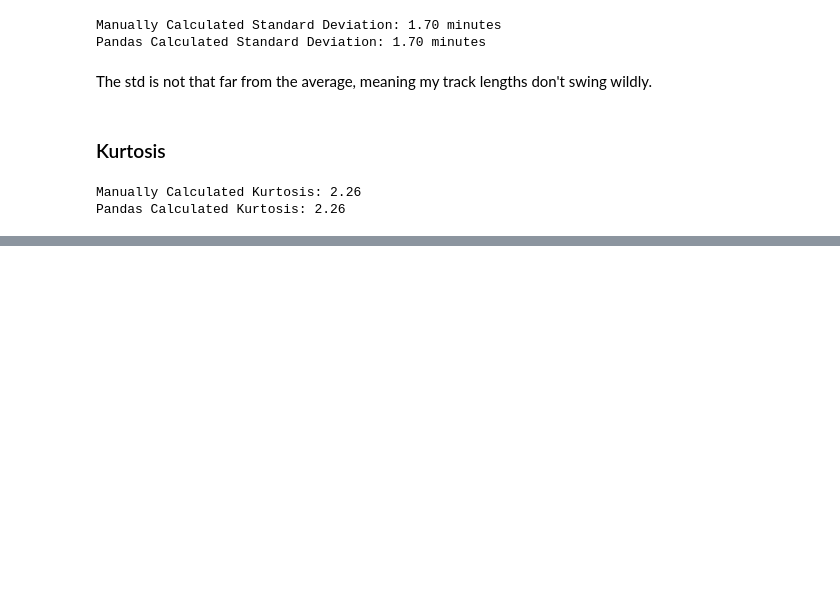
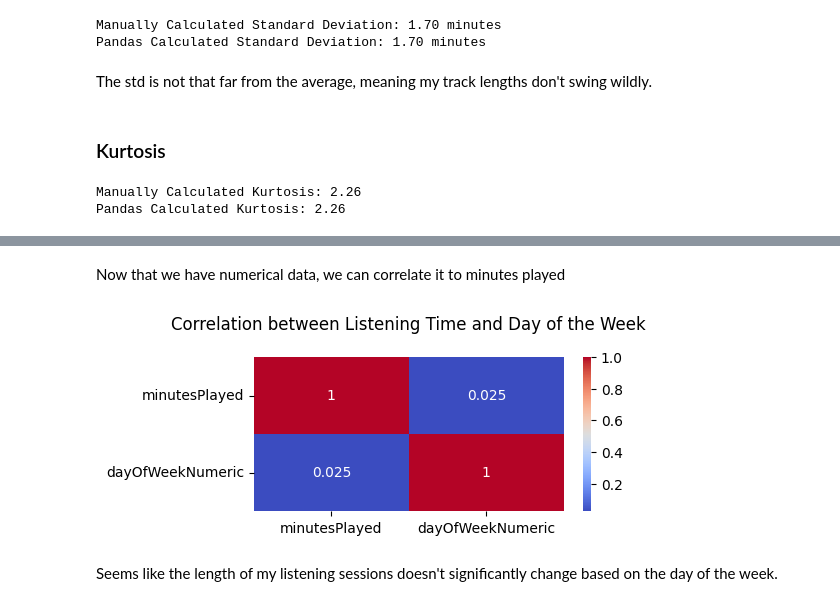
Before and after one commit to iam-hbk/Spotify-Data-Analysis, a Jupyter notebook: Assignment2.ipynb, the cells around one changed output, grey strips where cells are left out. Saved outputs shown, nothing was run; the diff lists cells and outputs as text; code cells hidden in the pictures; blank space fills up the shorter version.

```diff
--- a/Assignment2.ipynb
+++ b/Assignment2.ipynb
@@ -465,0 +535,16 @@ Pandas Calculated Kurtosis: 2.26
+# %%
+# Define a mapping from day names to numbers
+day_to_num = {
+    "Monday": 1,
+    "Tuesday": 2,
+    "Wednesday": 3,
+    "Thursday": 4,
+    "Friday": 5,
+    "Saturday": 6,
+    "Sunday": 7,
+}
+
+# Apply the mapping to the 'dayOfWeek' column to create a new numeric column
+all_streaming_df["dayOfWeekNumeric"] = all_streaming_df["dayOfWeek"].map(day_to_num)
+
+all_streaming_df["dayOfWeek"].head(), all_streaming_df["dayOfWeekNumeric"].head()
@@ -465,0 +564,14 @@ Pandas Calculated Kurtosis: 2.26
+# %% [markdown]
+Now that we have numerical data, we can correlate it to minutes played
+# %%
+correlation = all_streaming_df[["minutesPlayed", "dayOfWeekNumeric"]].corr()
+
+
+plt.figure(figsize=(5, 2))
+sns.heatmap(correlation, annot=True, cmap="coolwarm")
+plt.title("Correlation between Listening Time and Day of the Week", pad=20)
+plt.show()
+# %% [output]
+[figure, added]
+# %% [markdown]
+Seems like the length of my listening sessions doesn't significantly change based on the day of the week.
```
Also changed, not shown: parts of 83 cells of this notebook, 3 other files.
